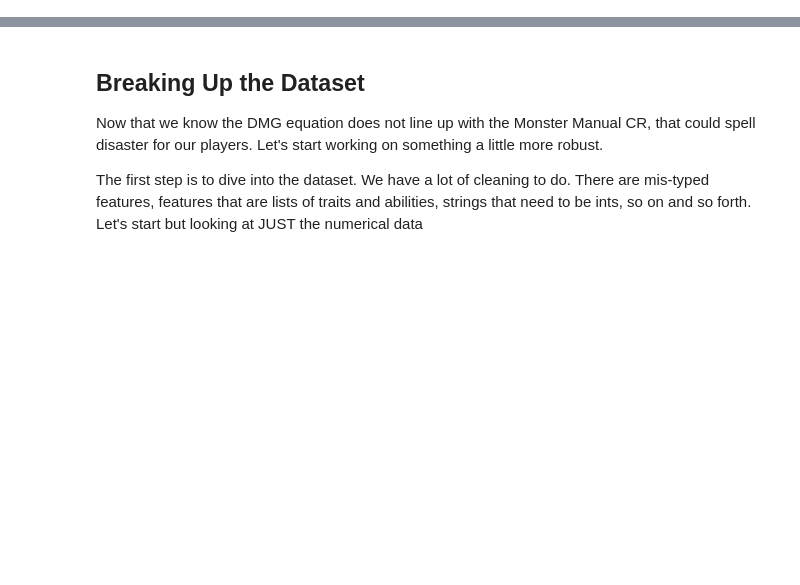
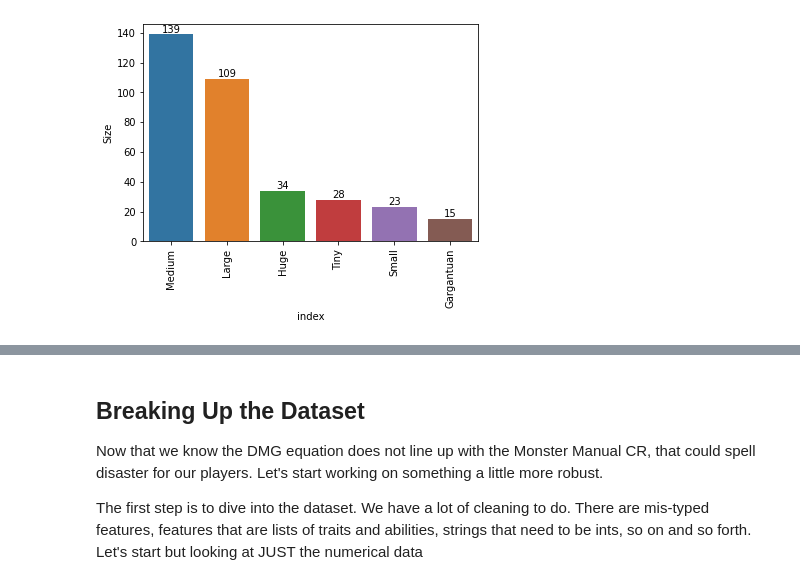
Before and after one commit to chabazite/DnD_Monsters, a Jupyter notebook: notebooks/4.0_ASI_EDA.ipynb, the cells around one changed output, grey strips where cells are left out. Cells and saved outputs as stored; diff of their text form; code cells hidden in the pictures; blank space fills up the shorter version.

```diff
--- a/notebooks/4.0_ASI_EDA.ipynb
+++ b/notebooks/4.0_ASI_EDA.ipynb
@@ -37,0 +68,8 @@ for i in ax.containers:
+# %%
+size_df = monster_df["Size"].value_counts().reset_index()
+ax = sns.barplot(size_df["index"], size_df['Size'])
+ax.set_xticklabels(ax.get_xticklabels(),rotation=90)
+for i in ax.containers:
+    ax.bar_label(i,)
+# %% [output]
+[figure, added]
```
Also changed, not shown: parts of 29 cells of this notebook.
